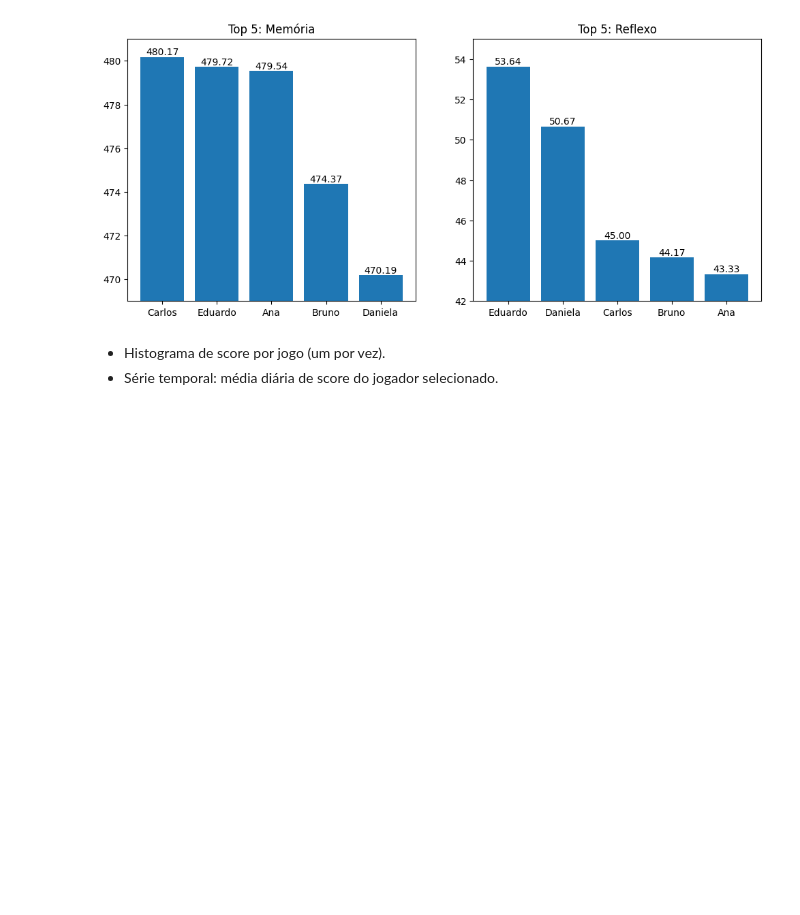
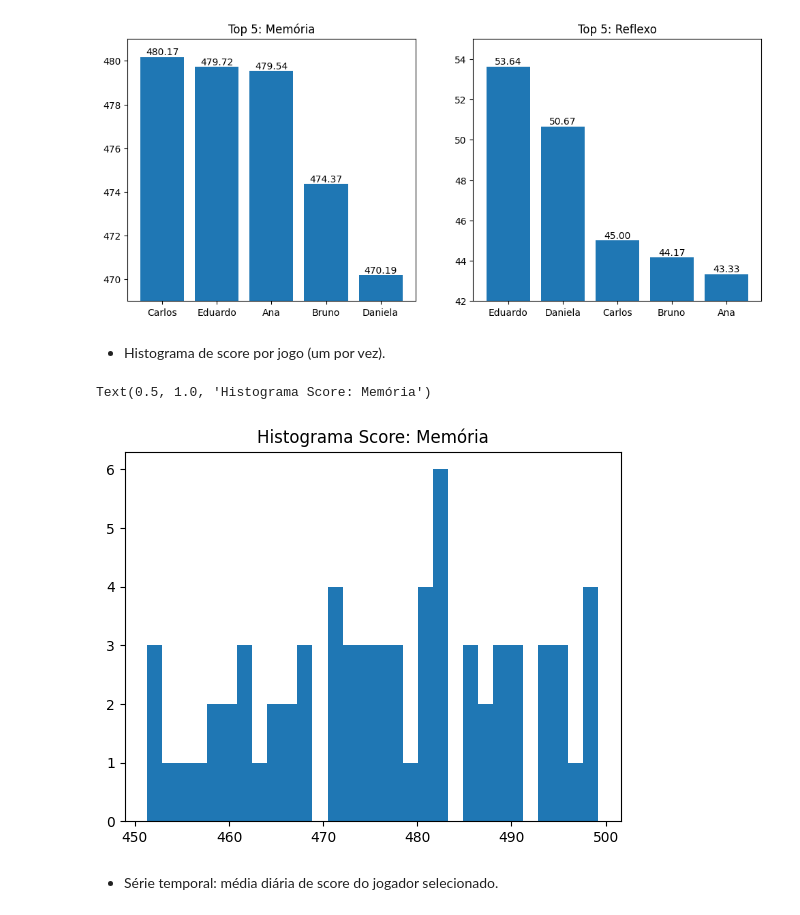
Before and after one commit to LuiVLoureiro/Lista-de-Projetos-Diarios, a Jupyter notebook: 19-08-2025/analysis.ipynb, the cells around one changed output. Drawn from its saved outputs; the diff is of its cells as text; code cells hidden in the pictures; blank space fills up the shorter version.

Commit message:
ftr: Adicionar Histograma Para Jogo Memória

```diff
--- a/19-08-2025/analysis.ipynb
+++ b/19-08-2025/analysis.ipynb
@@ -172,4 +172,12 @@ for barra in barras:
 [figure]
 # %% [markdown]
 - Histograma de score por jogo (um por vez).
-- Série temporal: média diária de score do jogador selecionado.
+# %%
+histograma_memoria = plt.hist(jogo_memoria["score"], bins=30)
+plt.title("Histograma Score: Memória")
+print(histograma_memoria)
+# %% [output]
+Text(0.5, 1.0, 'Histograma Score: Memória')
+[figure, added]
+# %% [markdown]
+- Série temporal: média diária de score do jogador selecionado.
```
